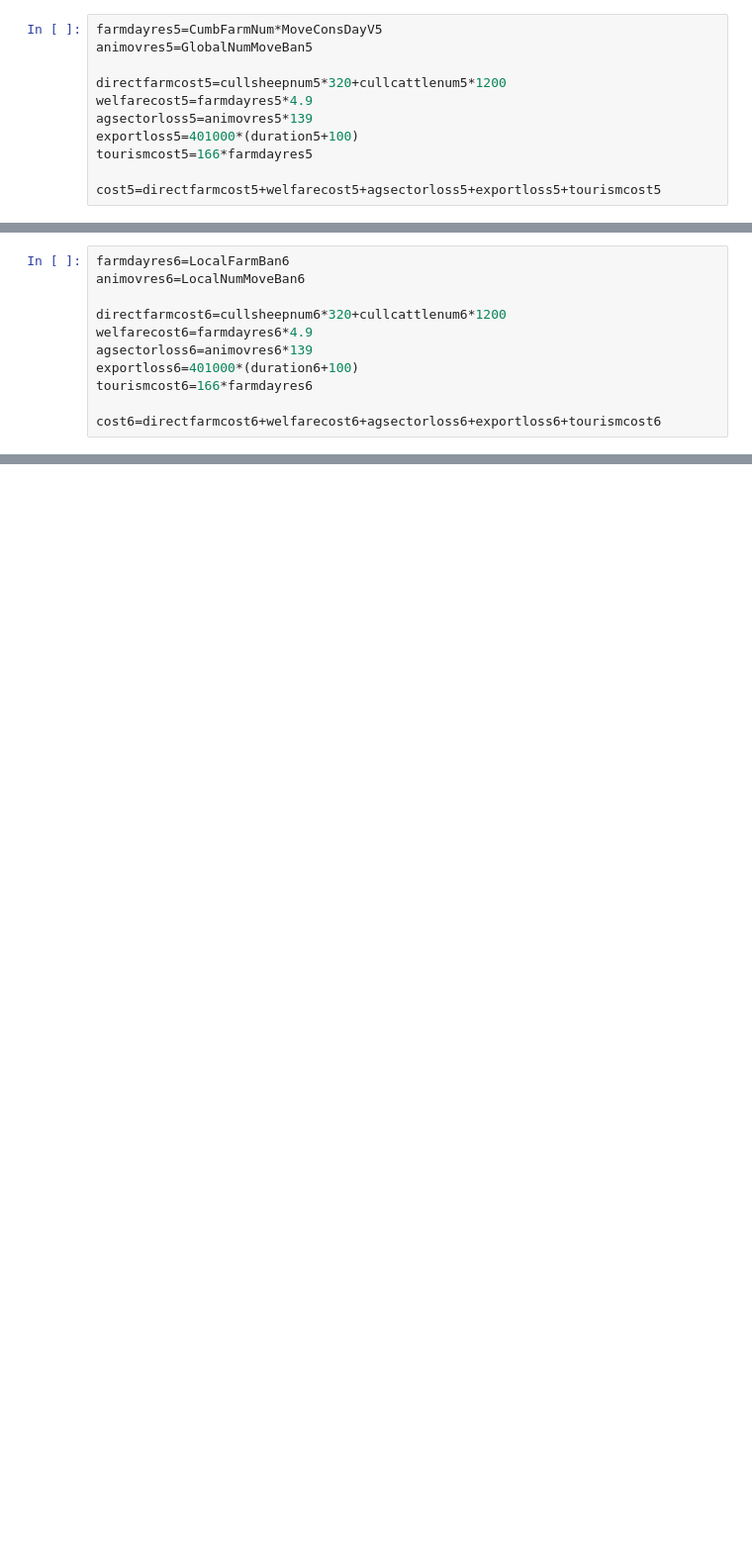
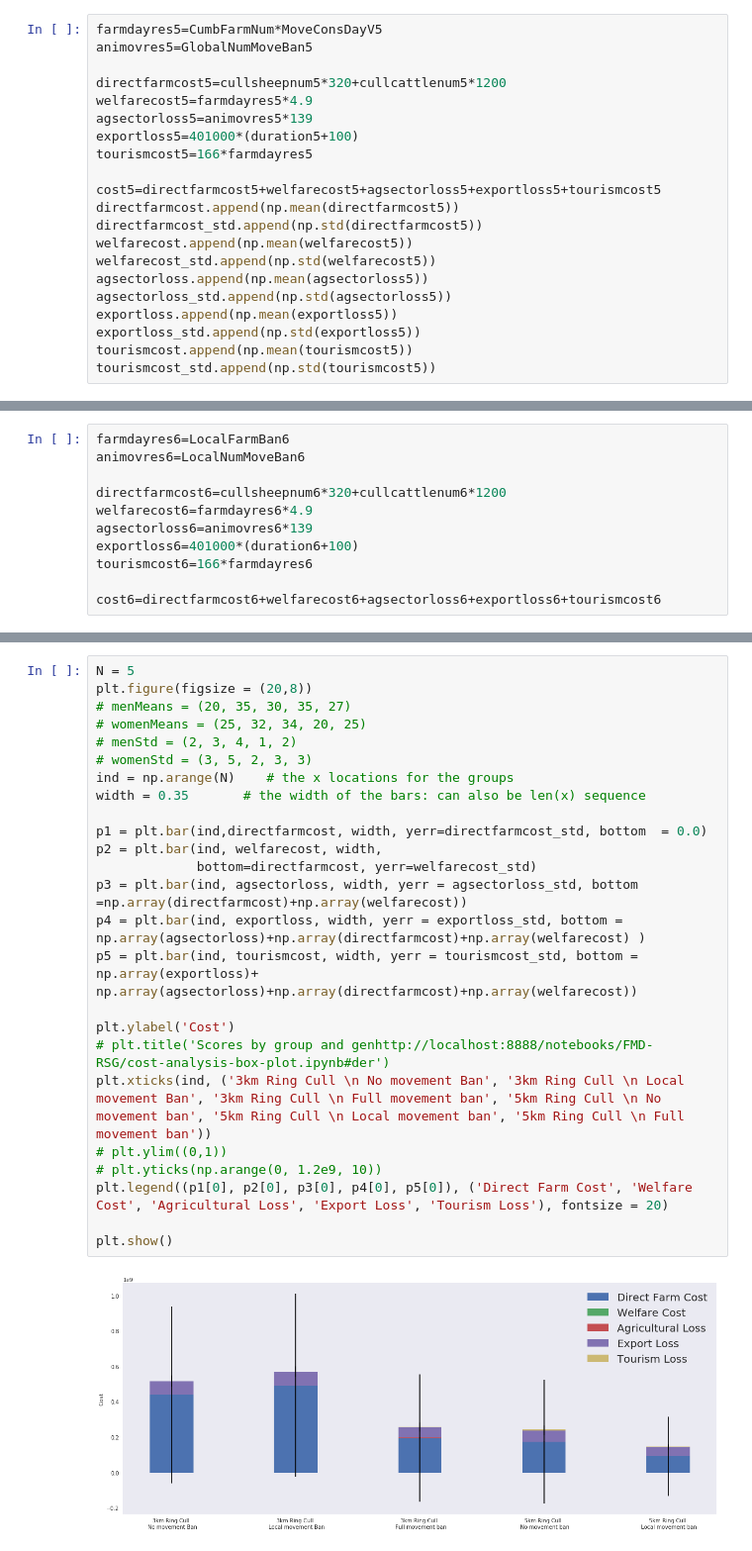
Before and after one commit to susiecant/FMD-RSG, a Jupyter notebook: cost-analysis-box-plot.ipynb, the cells around one changed output, grey strips where cells are left out. Shown at 99% size. Drawn from its saved outputs; the diff is of its cells as text; blank space fills up the shorter version.

```diff
--- a/cost-analysis-box-plot.ipynb
+++ b/cost-analysis-box-plot.ipynb
@@ -108,6 +165,16 @@ exportloss5=401000*(duration5+100)
 tourismcost5=166*farmdayres5
 
 cost5=directfarmcost5+welfarecost5+agsectorloss5+exportloss5+tourismcost5
+directfarmcost.append(np.mean(directfarmcost5))
+directfarmcost_std.append(np.std(directfarmcost5))
+welfarecost.append(np.mean(welfarecost5))
+welfarecost_std.append(np.std(welfarecost5))
+agsectorloss.append(np.mean(agsectorloss5))
+agsectorloss_std.append(np.std(agsectorloss5))
+exportloss.append(np.mean(exportloss5))
+exportloss_std.append(np.std(exportloss5))
+tourismcost.append(np.mean(tourismcost5))
+tourismcost_std.append(np.std(tourismcost5))
 # %% [markdown]
 # 6. 5km ring cull, 5km local movement ban
 # %%
@@ -140,0 +269,27 @@ plt.show()
+# %%
+N = 5
+plt.figure(figsize = (20,8))
+# menMeans = (20, 35, 30, 35, 27)
+# womenMeans = (25, 32, 34, 20, 25)
+# menStd = (2, 3, 4, 1, 2)
+# womenStd = (3, 5, 2, 3, 3)
+ind = np.arange(N)    # the x locations for the groups
+width = 0.35       # the width of the bars: can also be len(x) sequence
+
+p1 = plt.bar(ind,directfarmcost, width, yerr=directfarmcost_std, bottom  = 0.0)
+p2 = plt.bar(ind, welfarecost, width,
+             bottom=directfarmcost, yerr=welfarecost_std)
+p3 = plt.bar(ind, agsectorloss, width, yerr = agsectorloss_std, bottom =np.array(directfarmcost)+np.array(welfarecost))
+p4 = plt.bar(ind, exportloss, width, yerr = exportloss_std, bottom = np.array(agsectorloss)+np.array(directfarmcost)+np.array(welfarecost) )
+p5 = plt.bar(ind, tourismcost, width, yerr = tourismcost_std, bottom = np.array(exportloss)+ np.array(agsectorloss)+np.array(directfarmcost)+np.array(welfarecost))
+
+plt.ylabel('Cost')
+# plt.title('Scores by group and genhttp://localhost:8888/notebooks/FMD-RSG/cost-analysis-box-plot.ipynb#der')
+plt.xticks(ind, ('3km Ring Cull \n No movement Ban', '3km Ring Cull \n Local movement Ban', '3km Ring Cull \n Full movement ban', '5km Ring Cull \n No movement ban', '5km Ring Cull \n Local movement ban', '5km Ring Cull \n Full movement ban'))
+# plt.ylim((0,1))
+# plt.yticks(np.arange(0, 1.2e9, 10))
+plt.legend((p1[0], p2[0], p3[0], p4[0], p5[0]), ('Direct Farm Cost', 'Welfare Cost', 'Agricultural Loss', 'Export Loss', 'Tourism Loss'), fontsize = 20)
+
+plt.show()
+# %% [output]
+[figure, added]
```
Also changed, not shown: parts of 23 cells of this notebook.
